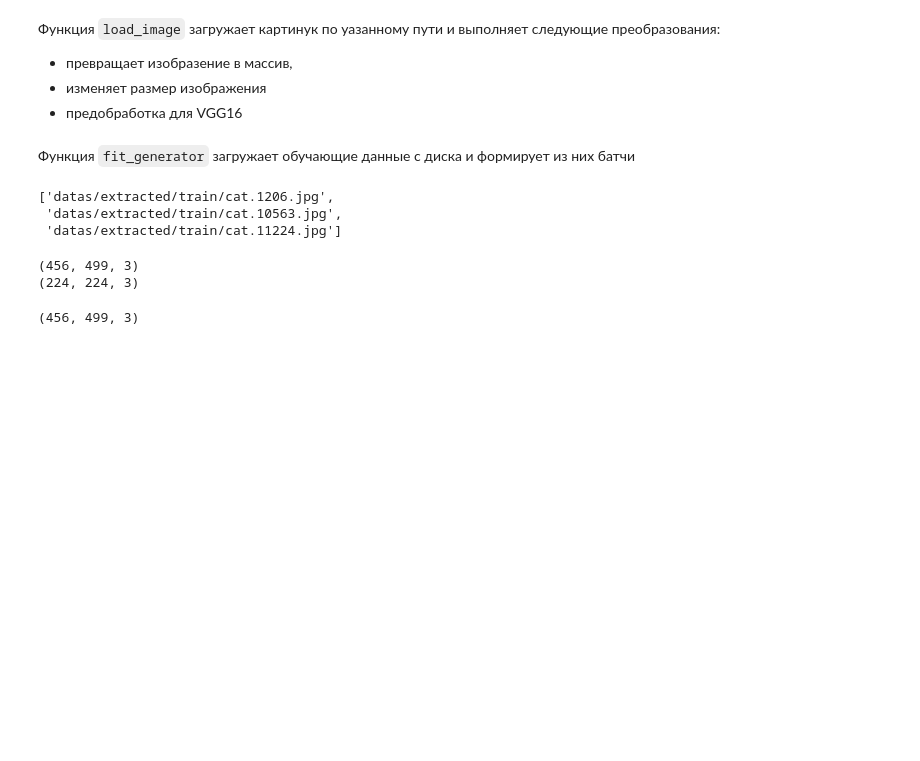
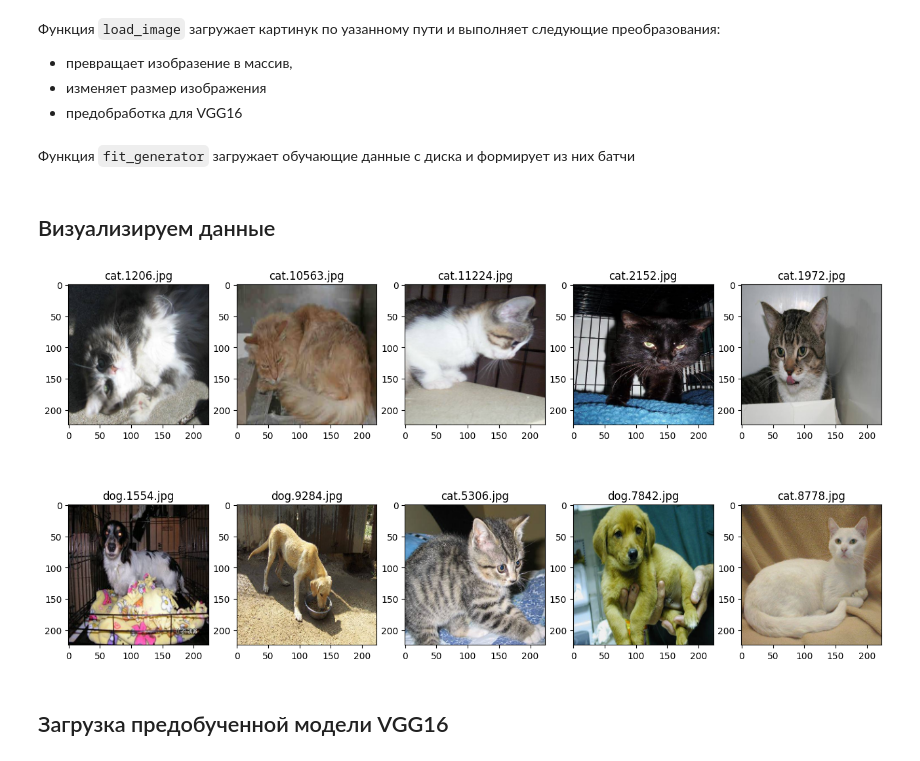
Before and after one commit to BalshowAndrew/netol_classes02, a Jupyter notebook: comp_vision/02_practice.ipynb, the cells around one changed output. Drawn from its saved outputs; the diff is of its cells as text; code cells hidden in the pictures; blank space fills up the shorter version.

```diff
--- a/comp_vision/02_practice.ipynb
+++ b/comp_vision/02_practice.ipynb
@@ -105,22 +108,17 @@ def predict_generator(files):
     while True:
         for path in files:
             yield np.array([load_image(path)])
-# %%
-train_files[:3]
-# %% [output]
-['datas/extracted/train/cat.1206.jpg',
- 'datas/extracted/train/cat.10563.jpg',
- 'datas/extracted/train/cat.11224.jpg']
-# %%
-img = cv2.imread('datas/extracted/train/cat.1206.jpg')[...,::-1]
-print(img.shape)
-img = cv2.resize(img, IMG_SIZE)
-print(img.shape)
-# %% [output]
-(456, 499, 3)
-(224, 224, 3)
-# %%
-img = cv2.imread('datas/extracted/train/cat.1206.jpg')
-img.shape
-# %% [output]
-(456, 499, 3)
+# %% [markdown]
+## Визуализируем данные
+# %%
+fig = plt.figure(figsize=(16, 8))
+for i, path in enumerate(train_files[:10], 1):
+    subplot = fig.add_subplot(2, 5, i)
+    subplot.set_title('%s' % path.split('/')[-1])
+    img = cv2.imread(path)[...,::-1]
+    img = cv2.resize(img, IMG_SIZE)
+    plt.imshow(img)
+# %% [output]
+[figure, added]
+# %% [markdown]
+## Загрузка предобученной модели VGG16
```
Also changed, not shown: parts of 4 cells of this notebook.
